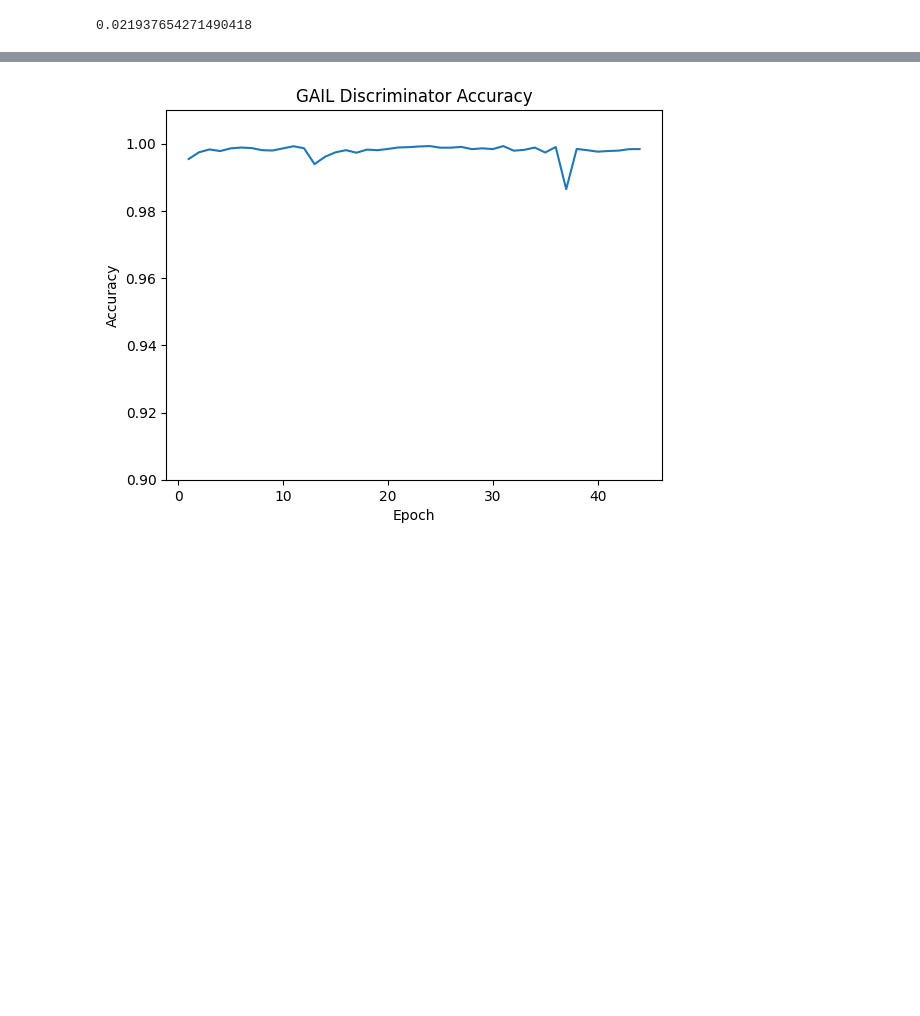
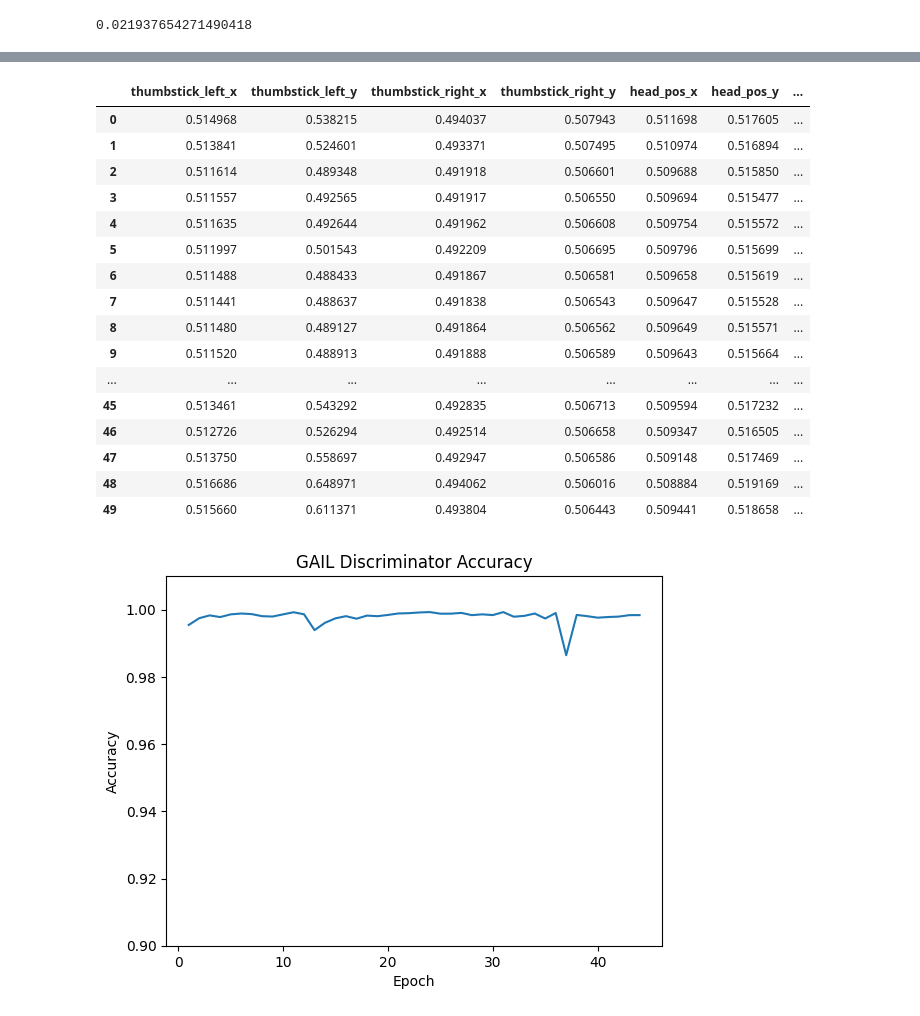
Before and after one commit to mattalajas/COMPSCI715, a Jupyter notebook: utils/visualisation.ipynb, the cells around one changed output, grey strips where cells are left out. Cells and saved outputs as stored; diff of their text form; code cells hidden in the pictures; blank space fills up the shorter version.

```diff
--- a/utils/visualisation.ipynb
+++ b/utils/visualisation.ipynb
@@ -226,3 +311,23 @@ plt.show()
+# %%
+vtra_seq.head(50)
+# %% [output]
+|  | thumbstick_left_x | thumbstick_left_y | thumbstick_right_x | thumbstick_right_y | head_pos_x | head_pos_y | ... |
+| 0 | 0.514968 | 0.538215 | 0.494037 | 0.507943 | 0.511698 | 0.517605 | ... |
+| 1 | 0.513841 | 0.524601 | 0.493371 | 0.507495 | 0.510974 | 0.516894 | ... |
+| 2 | 0.511614 | 0.489348 | 0.491918 | 0.506601 | 0.509688 | 0.515850 | ... |
+| 3 | 0.511557 | 0.492565 | 0.491917 | 0.506550 | 0.509694 | 0.515477 | ... |
+| 4 | 0.511635 | 0.492644 | 0.491962 | 0.506608 | 0.509754 | 0.515572 | ... |
+| 5 | 0.511997 | 0.501543 | 0.492209 | 0.506695 | 0.509796 | 0.515699 | ... |
+| 6 | 0.511488 | 0.488433 | 0.491867 | 0.506581 | 0.509658 | 0.515619 | ... |
+| 7 | 0.511441 | 0.488637 | 0.491838 | 0.506543 | 0.509647 | 0.515528 | ... |
+| 8 | 0.511480 | 0.489127 | 0.491864 | 0.506562 | 0.509649 | 0.515571 | ... |
+| 9 | 0.511520 | 0.488913 | 0.491888 | 0.506589 | 0.509643 | 0.515664 | ... |
+| ... | ... | ... | ... | ... | ... | ... | ... |
+| 45 | 0.513461 | 0.543292 | 0.492835 | 0.506713 | 0.509594 | 0.517232 | ... |
+| 46 | 0.512726 | 0.526294 | 0.492514 | 0.506658 | 0.509347 | 0.516505 | ... |
+| 47 | 0.513750 | 0.558697 | 0.492947 | 0.506586 | 0.509148 | 0.517469 | ... |
+| 48 | 0.516686 | 0.648971 | 0.494062 | 0.506016 | 0.508884 | 0.519169 | ... |
+| 49 | 0.515660 | 0.611371 | 0.493804 | 0.506443 | 0.509441 | 0.518658 | ... |
 # %%
 test_disc = pd.read_csv("/data/mala711/COMPSCI715/GAIL/csv_files/test_disc_loss.csv")
 train_disc = pd.read_csv("/data/mala711/COMPSCI715/GAIL/csv_files/train_dsc.csv")
```
Also changed, not shown: parts of 9 cells of this notebook, 10 other files.
